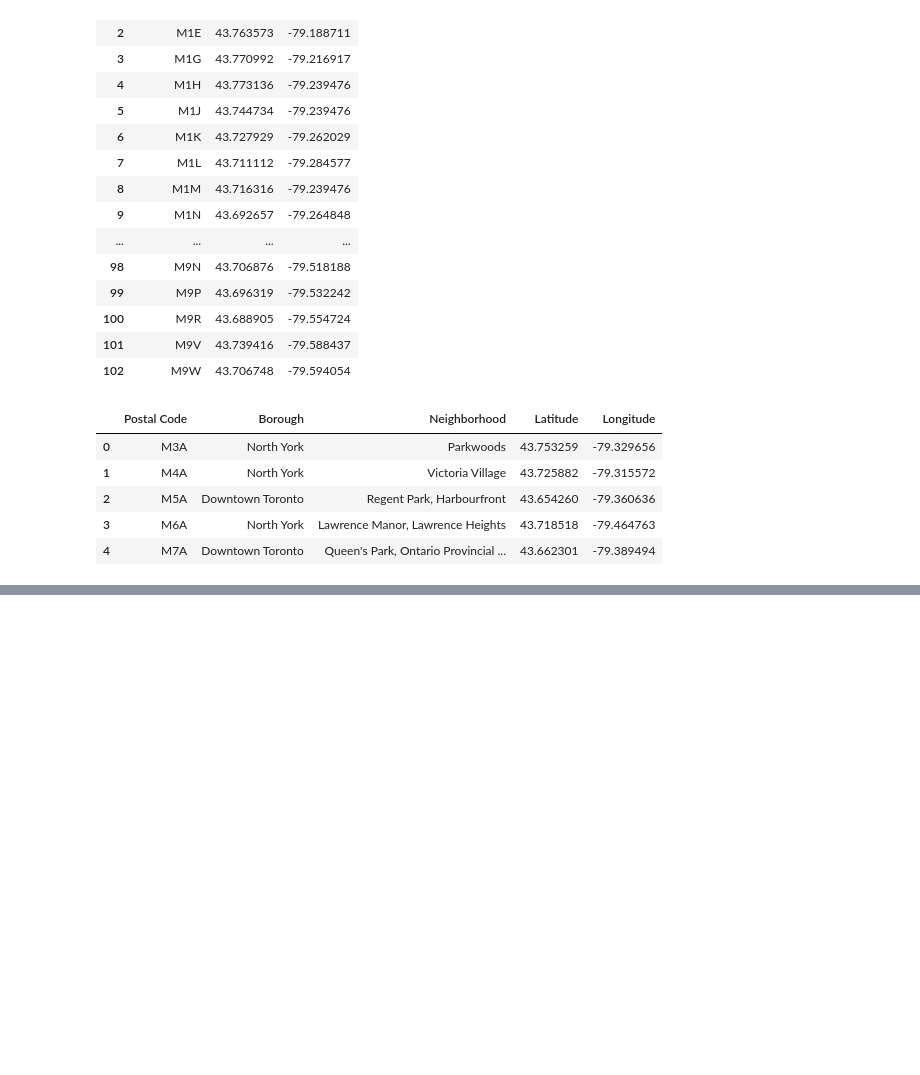
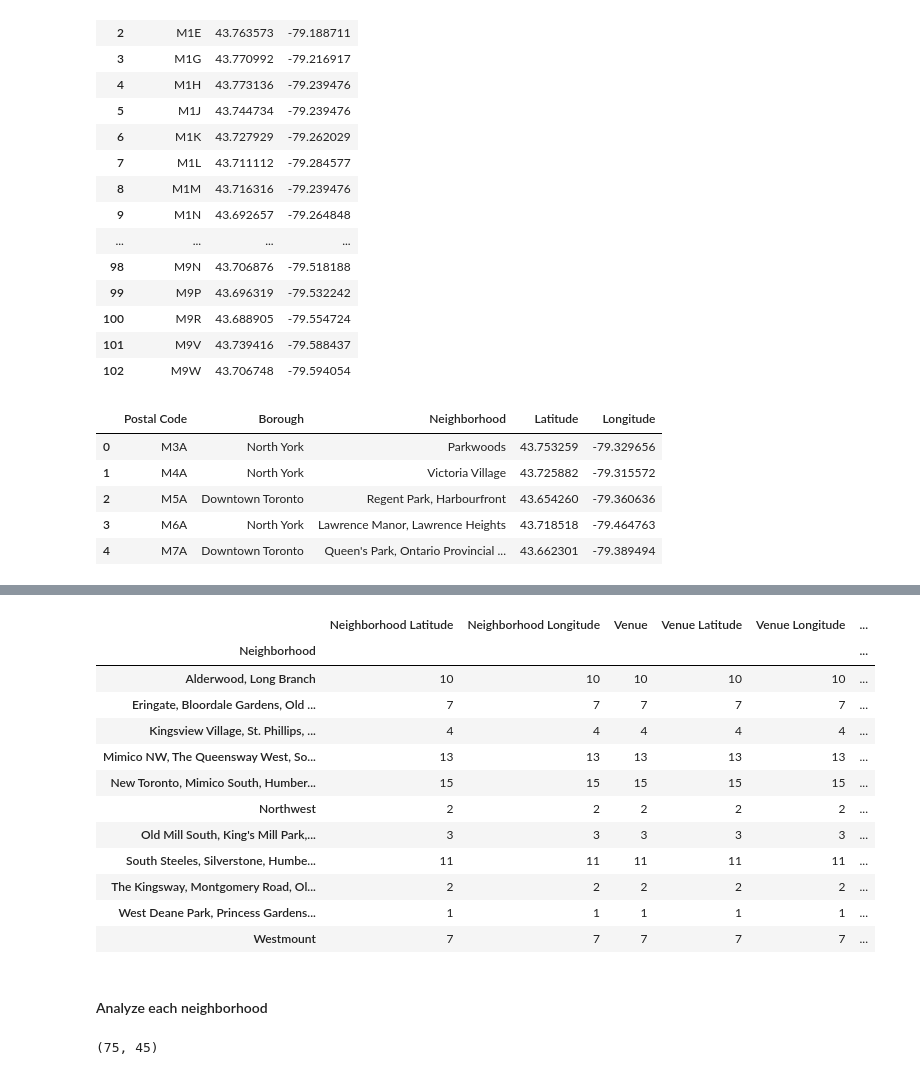
Before and after one commit to StefaniaOresta/Coursera_Capstone, a Jupyter notebook: Create new Toronto Dataframe.ipynb, the cells around one changed output, grey strips where cells are left out. Drawn from its saved outputs; the diff is of its cells as text; code cells hidden in the pictures; blank space fills up the shorter version.

```diff
--- a/Create new Toronto Dataframe.ipynb
+++ b/Create new Toronto Dataframe.ipynb
@@ -145,0 +183,5 @@ toronto_df.head()
+# %%
+#create a dataframe of Etobicoke borough
+
+Etobicoke_df = toronto_df[toronto_df['Borough'] == 'Etobicoke'].reset_index(drop=True)
+Etobicoke_df
@@ -145,0 +214,18 @@ toronto_df.head()
+# %%
+# create map of Etobicoke using latitude and longitude values
+map_Etobicoke = folium.Map(location=[latitude, longitude], zoom_start=11)
+
+# add markers to map
+for lat, lng, label in zip(Etobicoke_df['Latitude'], Etobicoke_df['Longitude'], Etobicoke_df['Neighborhood']):
+    label = folium.Popup(label, parse_html=True)
+    folium.CircleMarker(
+        [lat, lng],
+        radius=5,
+        popup=label,
+        color='blue',
+        fill=True,
+        fill_color='#3186cc',
+        fill_opacity=0.7,
+        parse_html=False).add_to(map_Etobicoke)
+
+map_Etobicoke
@@ -145,0 +234,11 @@ toronto_df.head()
+# %%
+#define Foursquare details
+
+
+CLIENT_ID = 'IB43C4M5C1VPP0XRNG2SSB2R1VQUWVYWODFN1114FWQVLR5Q'
+CLIENT_SECRET = 'N3NWM2XUOXRZDJOPYAY13XA5REUKXSRDEX1TCF23GD5VQJ0O'
+VERSION = '20180605'
+
+print('Your credentails:')
+print('CLIENT_ID: ' + CLIENT_ID)
+print('CLIENT_SECRET:' + CLIENT_SECRET)
@@ -145,0 +289,7 @@ toronto_df.head()
+# %%
+#create a dataframe with all Etobicoke venues by calling the function getNearbyVenues
+
+Etobicoke_venues = getNearbyVenues(names=Etobicoke_df['Neighborhood'],latitudes=Etobicoke_df['Latitude'], longitudes=Etobicoke_df['Longitude'])
+
+print(Etobicoke_venues.shape)
+Etobicoke_venues.head()
@@ -145,0 +316,35 @@ toronto_df.head()
+# %%
+# check the venues returned for each neighborhood
+
+Etobicoke_venues.groupby('Neighborhood').count()
+# %% [output]
+|  | Neighborhood Latitude | Neighborhood Longitude | Venue | Venue Latitude | Venue Longitude | ... |
+| Neighborhood |  |  |  |  |  | ... |
+| Alderwood, Long Branch | 10 | 10 | 10 | 10 | 10 | ... |
+| Eringate, Bloordale Gardens, Old ... | 7 | 7 | 7 | 7 | 7 | ... |
+| Kingsview Village, St. Phillips, ... | 4 | 4 | 4 | 4 | 4 | ... |
+| Mimico NW, The Queensway West, So... | 13 | 13 | 13 | 13 | 13 | ... |
+| New Toronto, Mimico South, Humber... | 15 | 15 | 15 | 15 | 15 | ... |
+| Northwest | 2 | 2 | 2 | 2 | 2 | ... |
+| Old Mill South, King's Mill Park,... | 3 | 3 | 3 | 3 | 3 | ... |
+| South Steeles, Silverstone, Humbe... | 11 | 11 | 11 | 11 | 11 | ... |
+| The Kingsway, Montgomery Road, Ol... | 2 | 2 | 2 | 2 | 2 | ... |
+| West Deane Park, Princess Gardens... | 1 | 1 | 1 | 1 | 1 | ... |
+| Westmount | 7 | 7 | 7 | 7 | 7 | ... |
+# %% [markdown]
+#### Analyze each neighborhood
+# %%
+# one hot encoding
+Etobicoke_onehot = pd.get_dummies(Etobicoke_venues[['Venue Category']], prefix="", prefix_sep="")
+
+# add neighborhood column back to dataframe
+Etobicoke_onehot['Neighborhood'] = Etobicoke_venues['Neighborhood']
+
+# move neighborhood column to the first column
+fixed_columns = [Etobicoke_onehot.columns[-1]] + list(Etobicoke_onehot.columns[:-1])
+Etobicoke_onehot = Etobicoke_onehot[fixed_columns]
+
+Etobicoke_onehot.head()
+Etobicoke_onehot.shape
+# %% [output]
+(75, 45)
```
Also changed, not shown: parts of 32 cells of this notebook.
